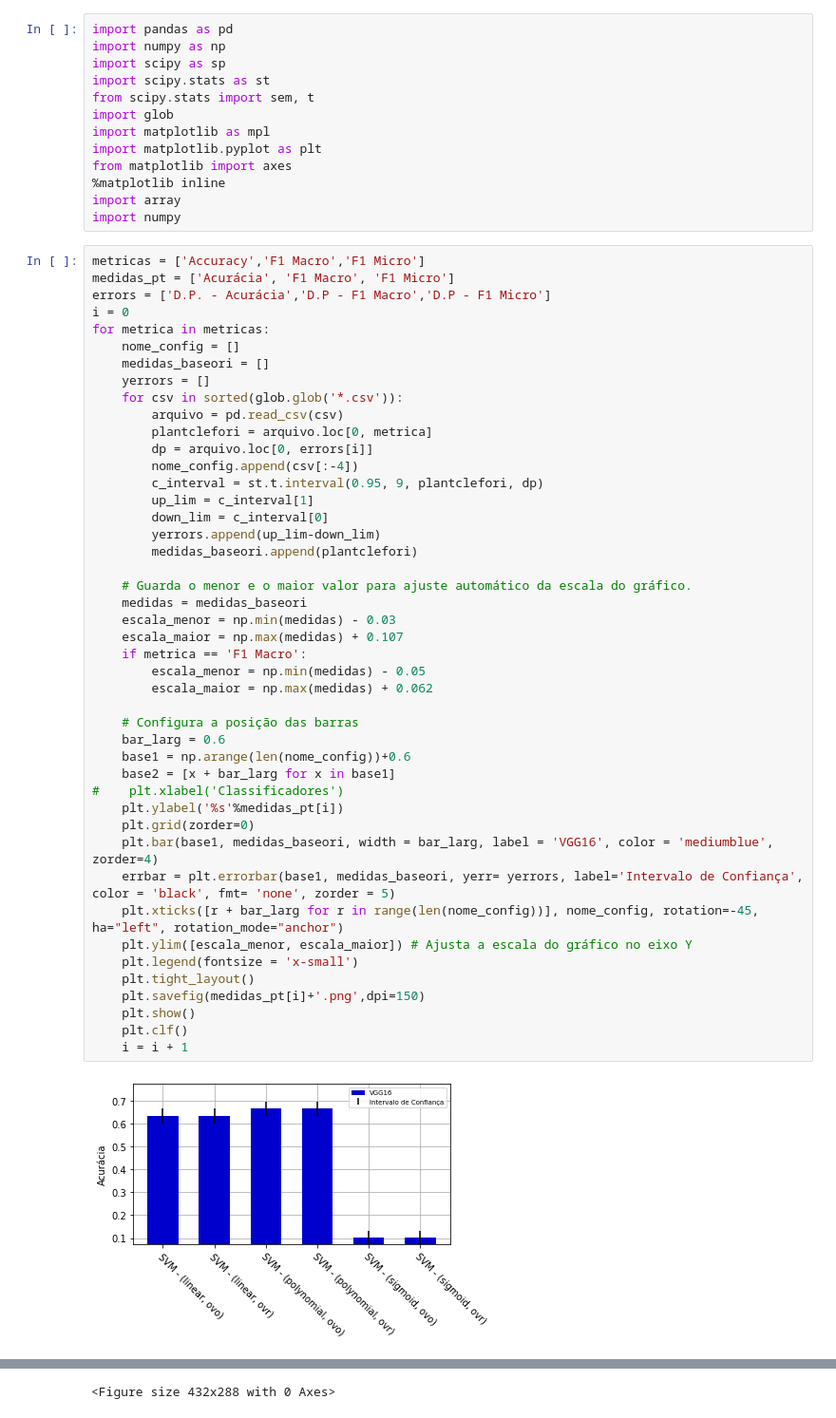
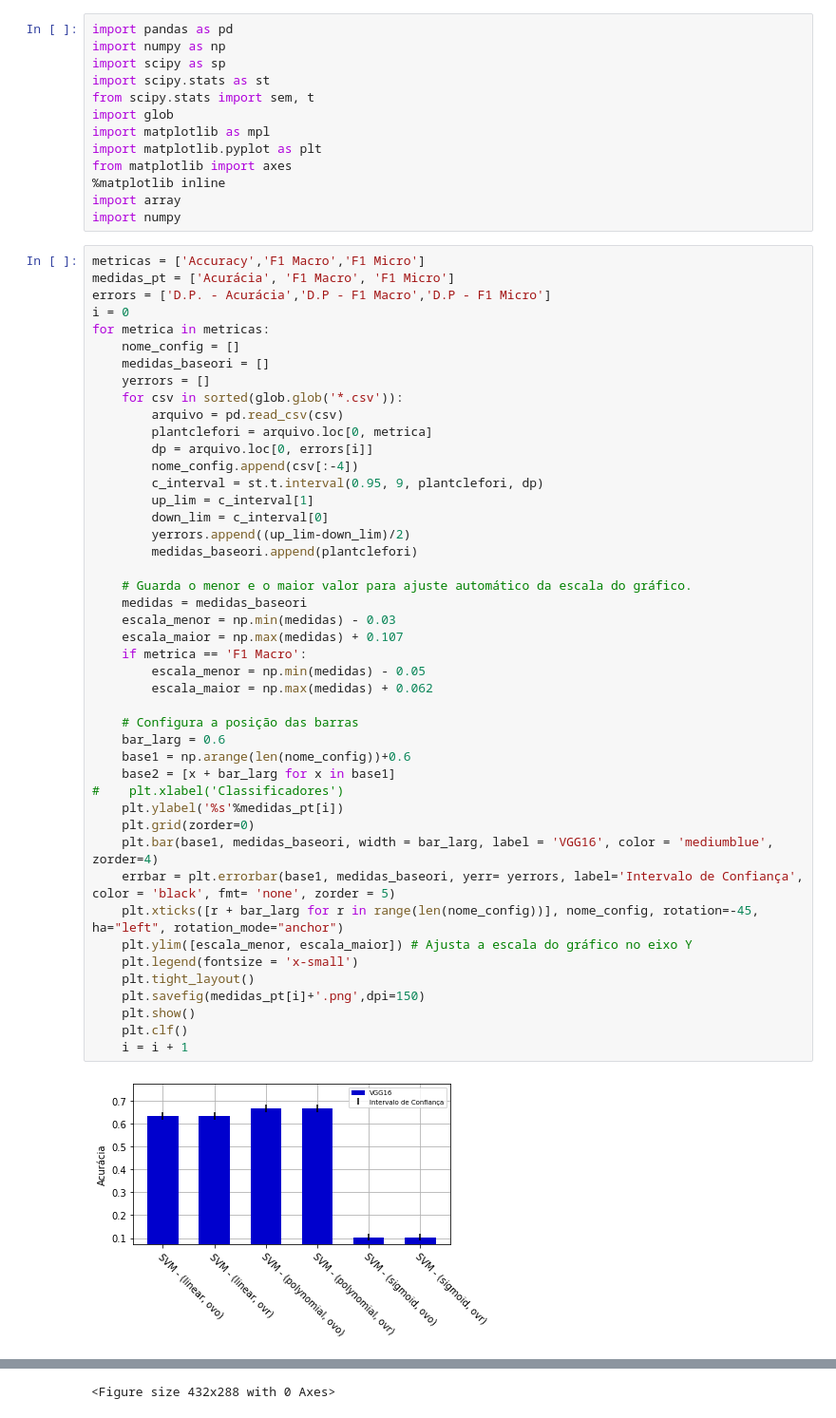
Before and after one commit to FalsoMoralista/Notebooks, a Jupyter notebook: PlantCLEF2013/results/base_results/vgg16/plotting_results.ipynb, the cells around one changed output, grey strips where cells are left out. Shown: that part at 95% size. Saved outputs shown, nothing was run; the diff lists cells and outputs as text.

```diff
--- a/PlantCLEF2013/results/base_results/vgg16/plotting_results.ipynb
+++ b/PlantCLEF2013/results/base_results/vgg16/plotting_results.ipynb
@@ -28,33 +28,33 @@ for metrica in metricas:
         c_interval = st.t.interval(0.95, 9, plantclefori, dp)
         up_lim = c_interval[1]
         down_lim = c_interval[0]
-        yerrors.append(up_lim-down_lim)
+        yerrors.append((up_lim-down_lim)/2)
         medidas_baseori.append(plantclefori)
 
     # Guarda o menor e o maior valor para ajuste automático da escala do gráfico.
     medidas = medidas_baseori
     escala_menor = np.min(medidas) - 0.03
     escala_maior = np.max(medidas) + 0.107
     if metrica == 'F1 Macro':
         escala_menor = np.min(medidas) - 0.05
         escala_maior = np.max(medidas) + 0.062
 
     # Configura a posição das barras
     bar_larg = 0.6
     base1 = np.arange(len(nome_config))+0.6
     base2 = [x + bar_larg for x in base1]
 #    plt.xlabel('Classificadores')
     plt.ylabel('%s'%medidas_pt[i])
     plt.grid(zorder=0)
     plt.bar(base1, medidas_baseori, width = bar_larg, label = 'VGG16', color = 'mediumblue', zorder=4)
     errbar = plt.errorbar(base1, medidas_baseori, yerr= yerrors, label='Intervalo de Confiança', color = 'black', fmt= 'none', zorder = 5)
     plt.xticks([r + bar_larg for r in range(len(nome_config))], nome_config, rotation=-45, ha="left", rotation_mode="anchor")
     plt.ylim([escala_menor, escala_maior]) # Ajusta a escala do gráfico no eixo Y
     plt.legend(fontsize = 'x-small')
     plt.tight_layout()
     plt.savefig(medidas_pt[i]+'.png',dpi=150)
     plt.show()
     plt.clf()
     i = i + 1
 # %% [output]
-[figure, old version]
+[figure, new version]
```
Also changed, not shown: parts of 1 cell of this notebook, 52 other files.
